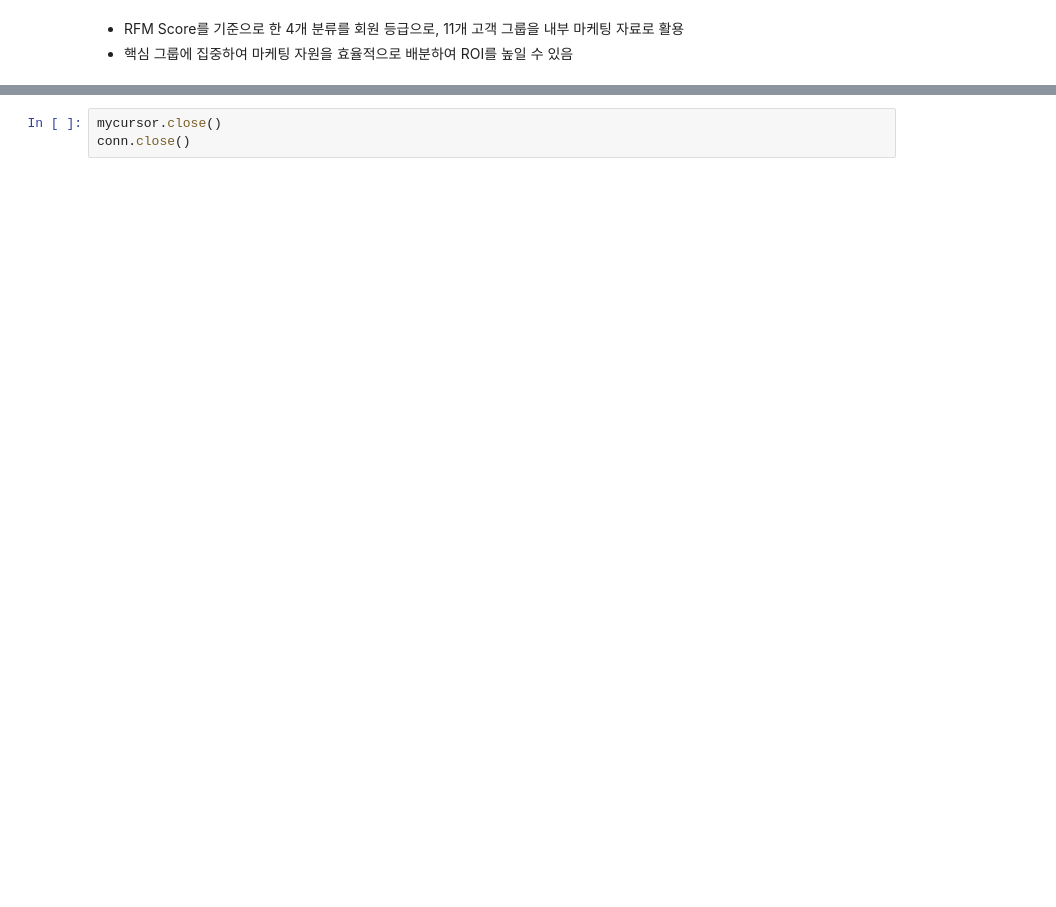
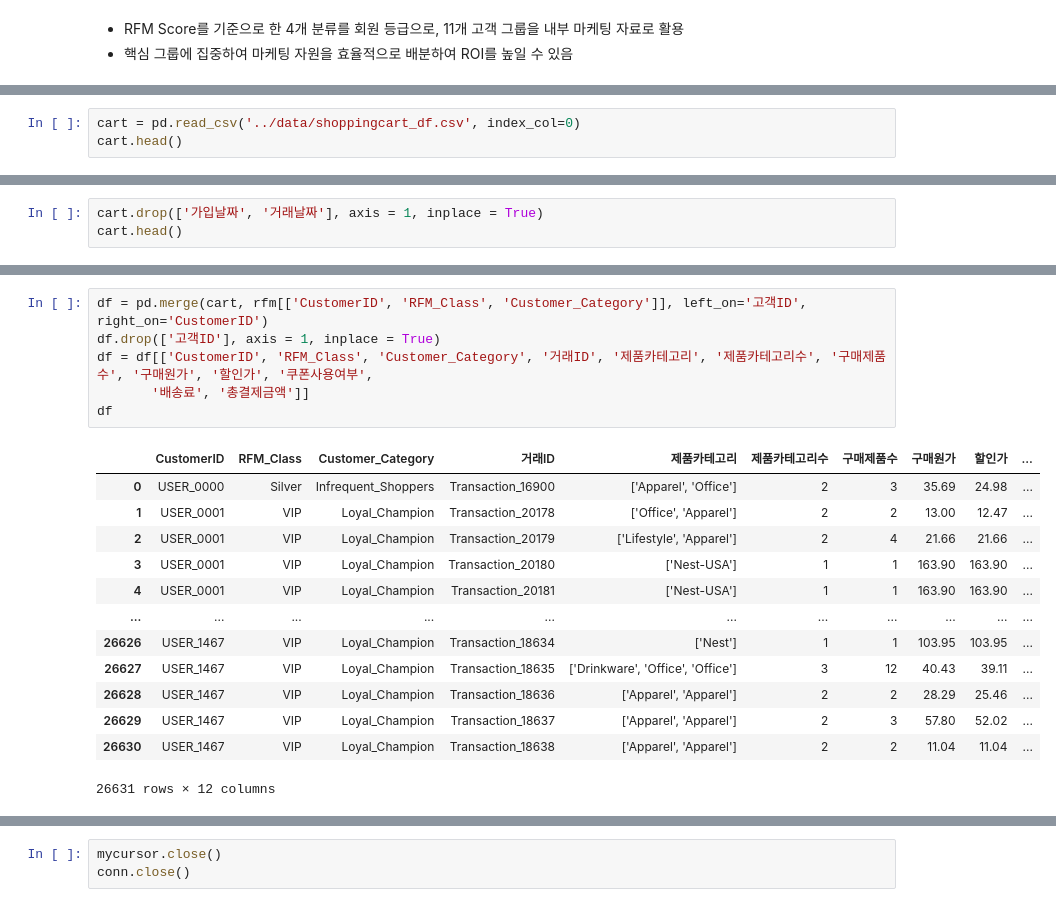
Before and after one commit to buzziru/ML_COMMERCE, a Jupyter notebook: eda/02_RFM Analysis_CIG.ipynb, the cells around one changed output, grey strips where cells are left out. Drawn from its saved outputs; the diff is of its cells as text; blank space fills up the shorter version.

```diff
--- a/eda/02_RFM Analysis_CIG.ipynb
+++ b/eda/02_RFM Analysis_CIG.ipynb
@@ -1021,0 +1024,3 @@ Name: count, dtype: int64
+# %%
+cart = pd.read_csv('../data/shoppingcart_df.csv', index_col=0)
+cart.head()
@@ -1021,0 +1034,3 @@ Name: count, dtype: int64
+# %%
+cart.drop(['가입날짜', '거래날짜'], axis = 1, inplace = True)
+cart.head()
@@ -1021,0 +1044,20 @@ Name: count, dtype: int64
+# %%
+df = pd.merge(cart, rfm[['CustomerID', 'RFM_Class', 'Customer_Category']], left_on='고객ID', right_on='CustomerID')
+df.drop(['고객ID'], axis = 1, inplace = True)
+df = df[['CustomerID', 'RFM_Class', 'Customer_Category', '거래ID', '제품카테고리', '제품카테고리수', '구매제품수', '구매원가', '할인가', '쿠폰사용여부',
+       '배송료', '총결제금액']]
+df
+# %% [output]
+|  | CustomerID | RFM_Class | Customer_Category | 거래ID | 제품카테고리 | 제품카테고리수 | 구매제품수 | 구매원가 | 할인가 | ... |
+| 0 | USER_0000 | Silver | Infrequent_Shoppers | Transaction_16900 | ['Apparel', 'Office'] | 2 | 3 | 35.69 | 24.98 | ... |
+| 1 | USER_0001 | VIP | Loyal_Champion | Transaction_20178 | ['Office', 'Apparel'] | 2 | 2 | 13.00 | 12.47 | ... |
+| 2 | USER_0001 | VIP | Loyal_Champion | Transaction_20179 | ['Lifestyle', 'Apparel'] | 2 | 4 | 21.66 | 21.66 | ... |
+| 3 | USER_0001 | VIP | Loyal_Champion | Transaction_20180 | ['Nest-USA'] | 1 | 1 | 163.90 | 163.90 | ... |
+| 4 | USER_0001 | VIP | Loyal_Champion | Transaction_20181 | ['Nest-USA'] | 1 | 1 | 163.90 | 163.90 | ... |
+| ... | ... | ... | ... | ... | ... | ... | ... | ... | ... | ... |
+| 26626 | USER_1467 | VIP | Loyal_Champion | Transaction_18634 | ['Nest'] | 1 | 1 | 103.95 | 103.95 | ... |
+| 26627 | USER_1467 | VIP | Loyal_Champion | Transaction_18635 | ['Drinkware', 'Office', 'Office'] | 3 | 12 | 40.43 | 39.11 | ... |
+| 26628 | USER_1467 | VIP | Loyal_Champion | Transaction_18636 | ['Apparel', 'Apparel'] | 2 | 2 | 28.29 | 25.46 | ... |
+| 26629 | USER_1467 | VIP | Loyal_Champion | Transaction_18637 | ['Apparel', 'Apparel'] | 2 | 3 | 57.80 | 52.02 | ... |
+| 26630 | USER_1467 | VIP | Loyal_Champion | Transaction_18638 | ['Apparel', 'Apparel'] | 2 | 2 | 11.04 | 11.04 | ... |
+26631 rows × 12 columns
```
Also changed, not shown: parts of 10 cells of this notebook.
